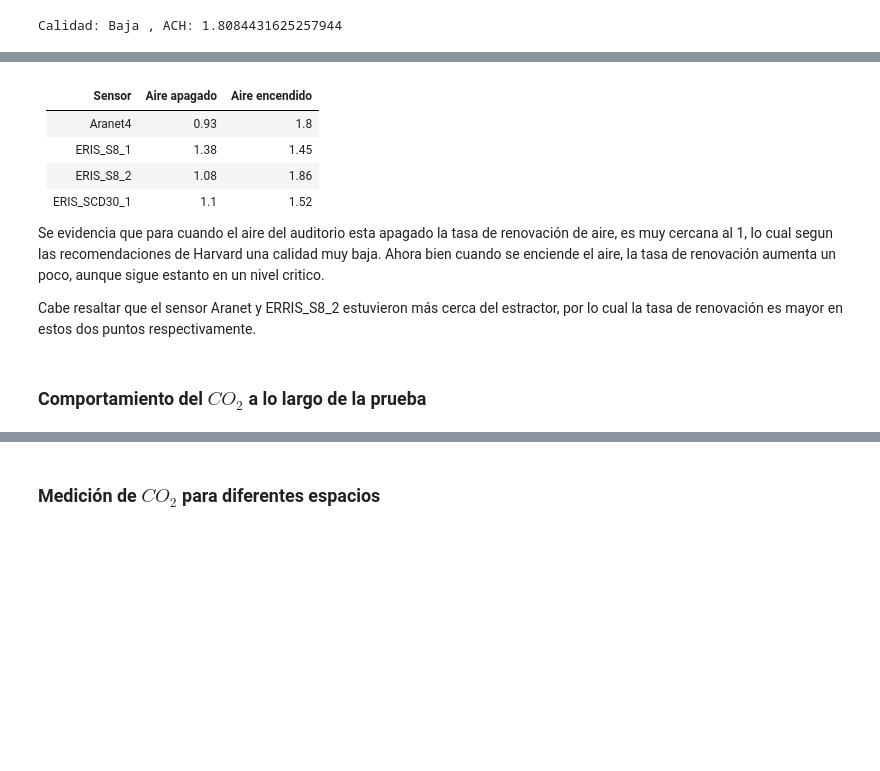
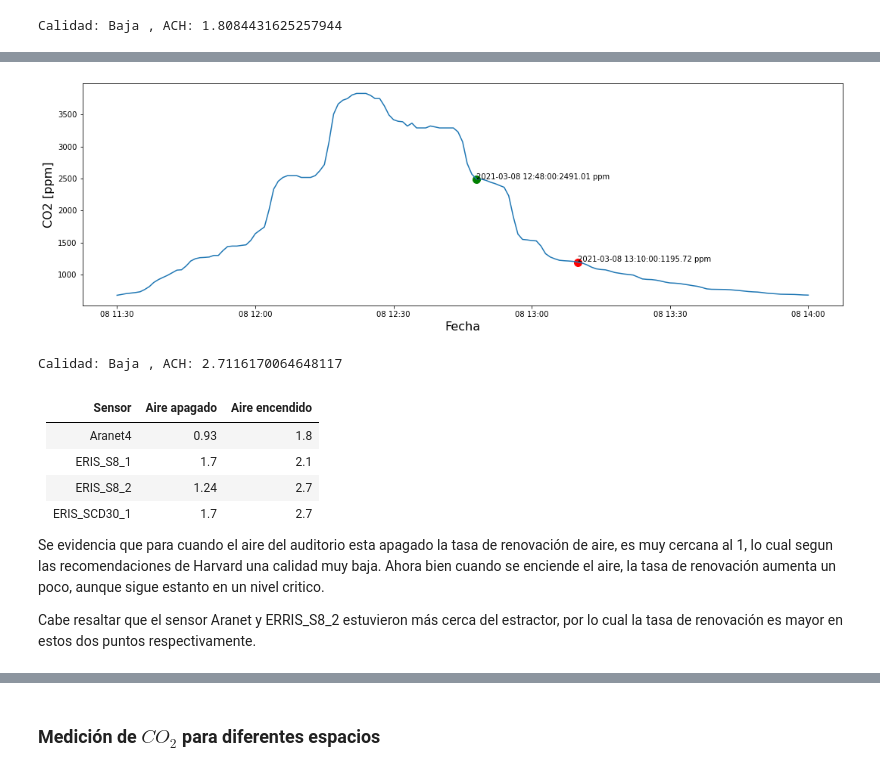
Before and after one commit to JoseSalamancaCoy/Air_flow_indoor, a Jupyter notebook: Experimentos/Dispositivo/UisSalud_08_03_2121.ipynb, the cells around one changed output, grey strips where cells are left out. Cells and saved outputs as stored; diff of their text form; code cells hidden in the pictures; blank space fills up the shorter version.

```diff
--- a/Experimentos/Dispositivo/UisSalud_08_03_2121.ipynb
+++ b/Experimentos/Dispositivo/UisSalud_08_03_2121.ipynb
@@ -160,13 +131,17 @@ ACH: 1.5296188820674879
+# %%
+# ERIS_SCD30_1
+ach.ACH(data3,1,'2021-03-08 11:30:00', '2021-03-08 12:48:00' ,'2021-03-08 14:00:00')
+# %% [output]
+[figure, added]
+Calidad: Baja , ACH: 2.7116170064648117
 # %% [markdown]
 |Sensor |Aire apagado | Aire encendido |
 |------|-------------|----------------|
 | Aranet4 | 0.93     |  1.8           |
-| ERIS_S8_1 |1.38    |  1.45          |
-| ERIS_S8_2  | 1.08  | 1.86           |
-| ERIS_SCD30_1 | 1.1 | 1.52           |
+| ERIS_S8_1 |1.7    |  2.1        |
+| ERIS_S8_2  | 1.24  | 2.7           |
+| ERIS_SCD30_1 | 1.7 | 2.7          |
 
 Se evidencia que para cuando el aire del auditorio esta apagado la tasa de renovación de aire, es muy cercana al 1, lo cual segun las recomendaciones de Harvard una calidad muy baja. Ahora bien cuando se enciende el aire, la tasa de renovación aumenta un poco, aunque sigue estanto en un nivel critico.
 
 Cabe resaltar que el sensor Aranet y ERRIS_S8_2 estuvieron más cerca del estractor, por lo cual la tasa de renovación es mayor en estos dos puntos respectivamente.
-# %% [markdown]
-### Comportamiento del $CO_2$ a lo largo de la prueba
```
Also changed, not shown: parts of 12 cells of this notebook.
